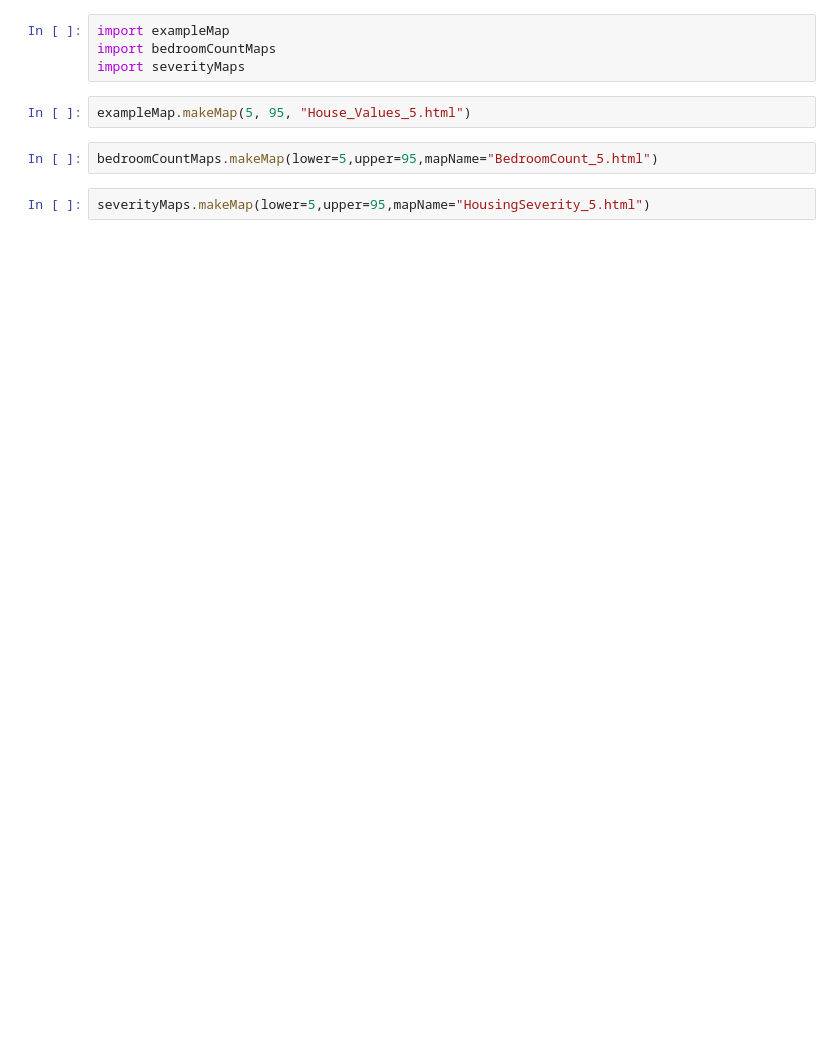
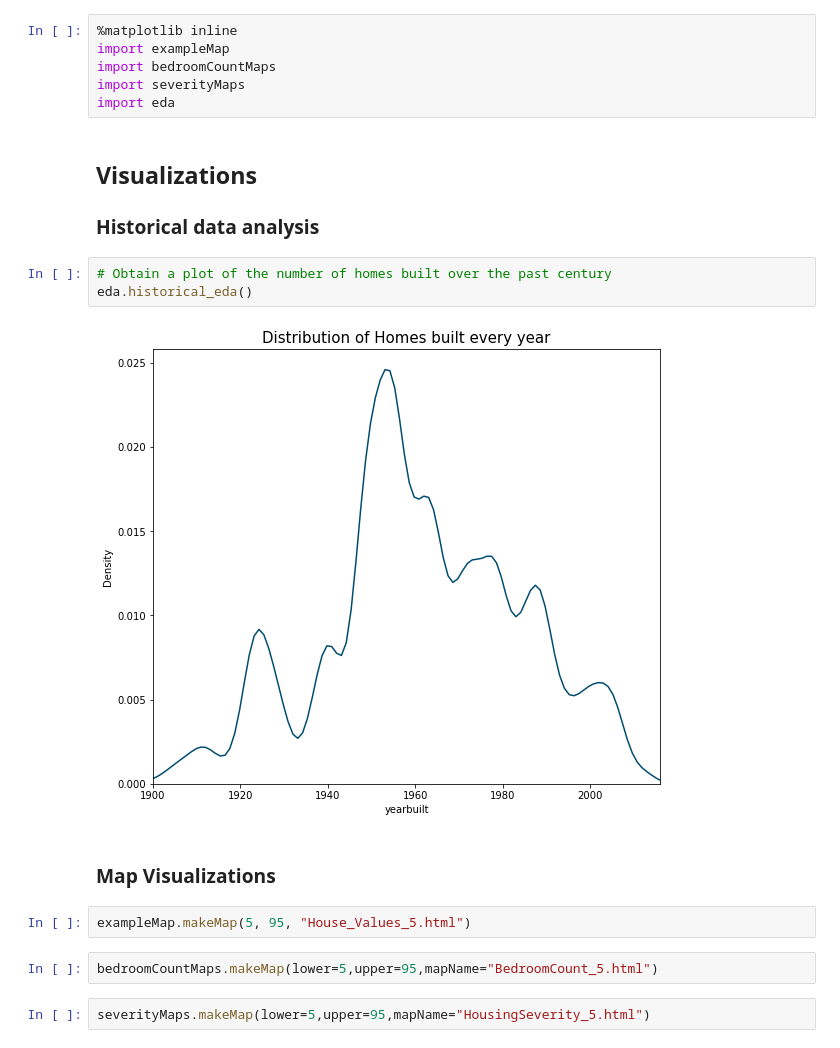
Before and after one commit to udaykumarreddyv/Median-House-Value-Prediction, a Jupyter notebook: GenerateVisualizations.ipynb, the cells around one changed output. Saved outputs shown, nothing was run; the diff lists cells and outputs as text; blank space fills up the shorter version.

Commit message:
Added visualization from historical EDA to the notebook

```diff
--- a/GenerateVisualizations.ipynb
+++ b/GenerateVisualizations.ipynb
@@ -48,9 +48,21 @@ Must have the following data saved in the current directory
         </ul>
 </ul>
 # %%
+%matplotlib inline
 import exampleMap
 import bedroomCountMaps
 import severityMaps
+import eda
+# %% [markdown]
+## Visualizations
+### Historical data analysis
+# %%
+# Obtain a plot of the number of homes built over the past century
+eda.historical_eda()
+# %% [output]
+[figure, added]
+# %% [markdown]
+### Map Visualizations
 # %%
 exampleMap.makeMap(5, 95, "House_Values_5.html")
 # %%
```
Also changed, not shown: parts of 1 cell of this notebook, 1 other file.
